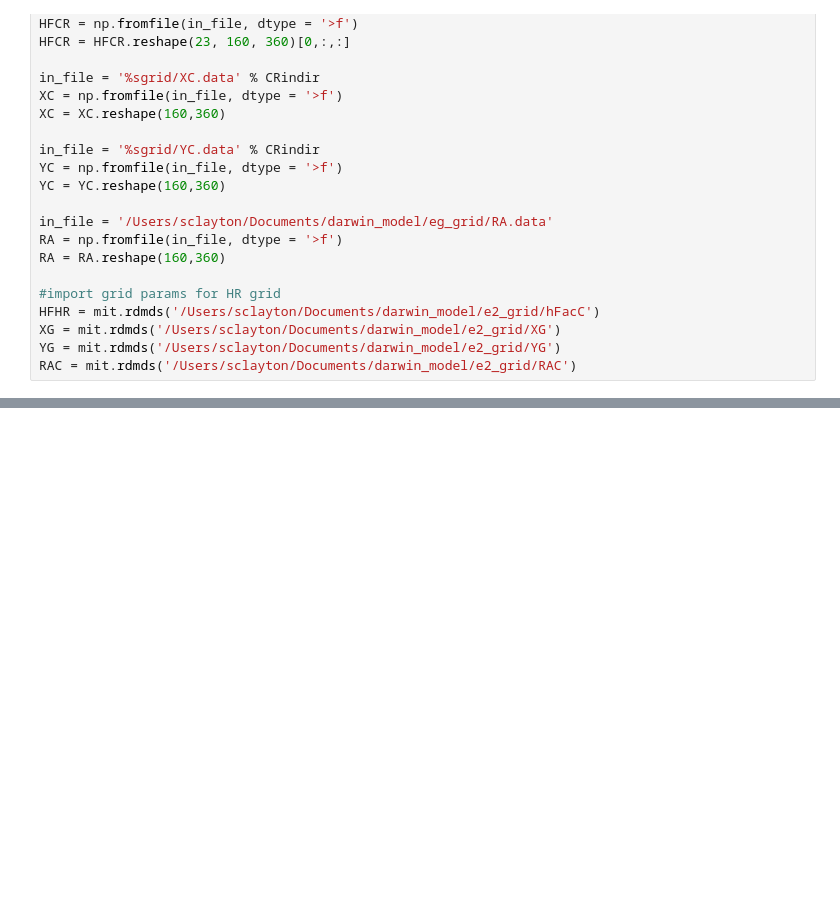
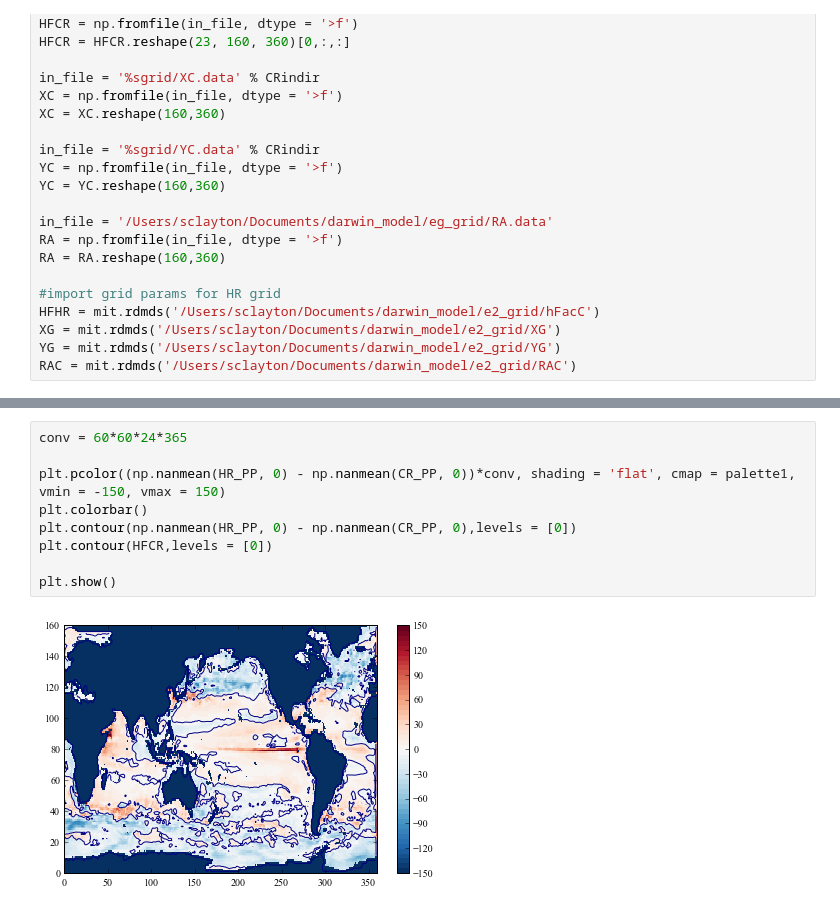
Before and after one commit to sophieclayton/model_comparison, a Jupyter notebook: python_figures/monthly_hovmoller.ipynb, the cells around one changed output, grey strips where cells are left out. Cells and saved outputs as stored; diff of their text form; blank space fills up the shorter version.

```diff
--- a/python_figures/monthly_hovmoller.ipynb
+++ b/python_figures/monthly_hovmoller.ipynb
@@ -116,0 +158,11 @@ plt.show()
+# %%
+conv = 60*60*24*365
+
+plt.pcolor((np.nanmean(HR_PP, 0) - np.nanmean(CR_PP, 0))*conv, shading = 'flat', cmap = palette1, vmin = -150, vmax = 150)
+plt.colorbar()
+plt.contour(np.nanmean(HR_PP, 0) - np.nanmean(CR_PP, 0),levels = [0])
+plt.contour(HFCR,levels = [0])
+
+plt.show()
+# %% [output]
+[figure, added]
```
Also changed, not shown: parts of 6 cells of this notebook, 2 other files.
